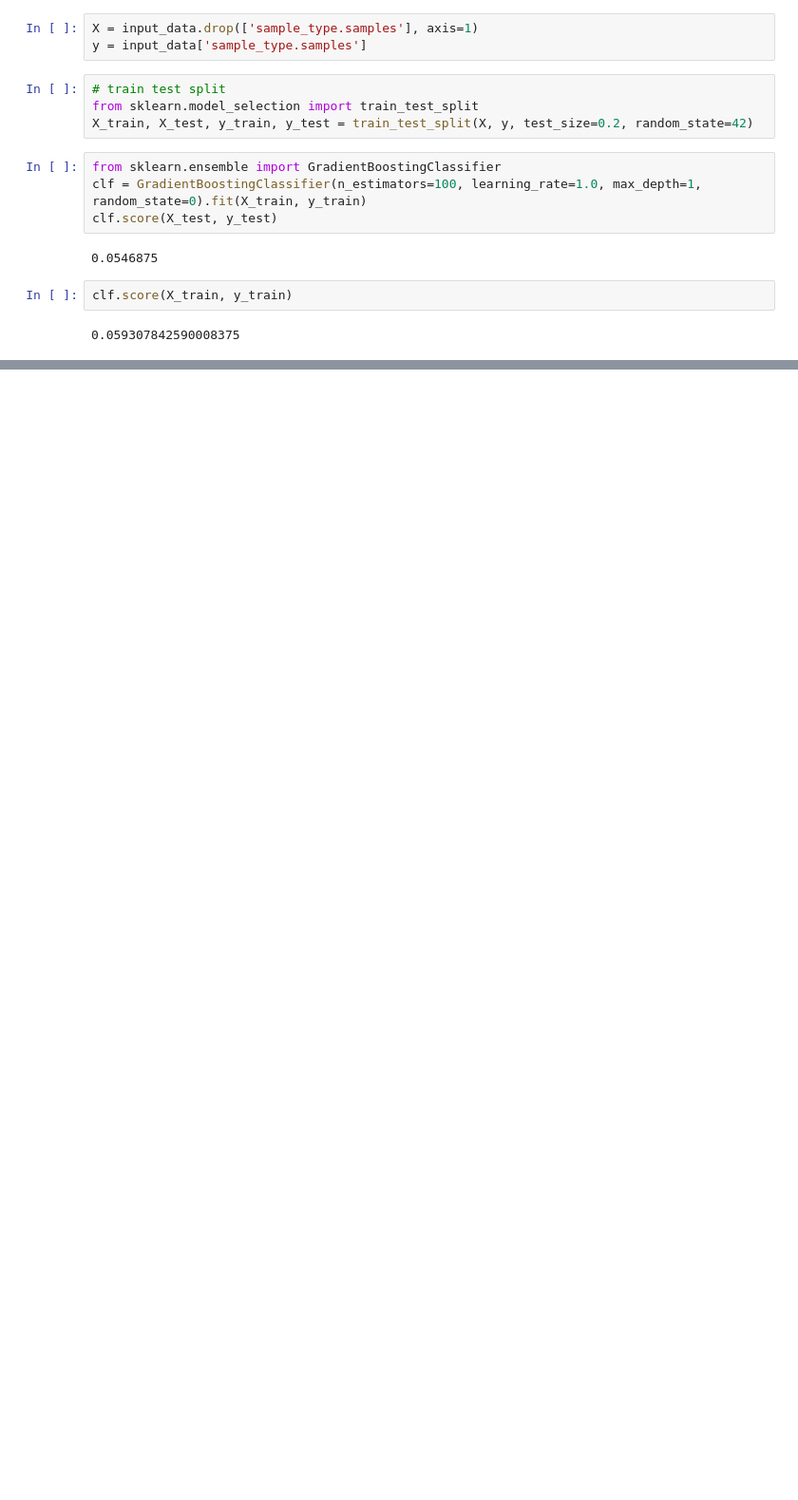
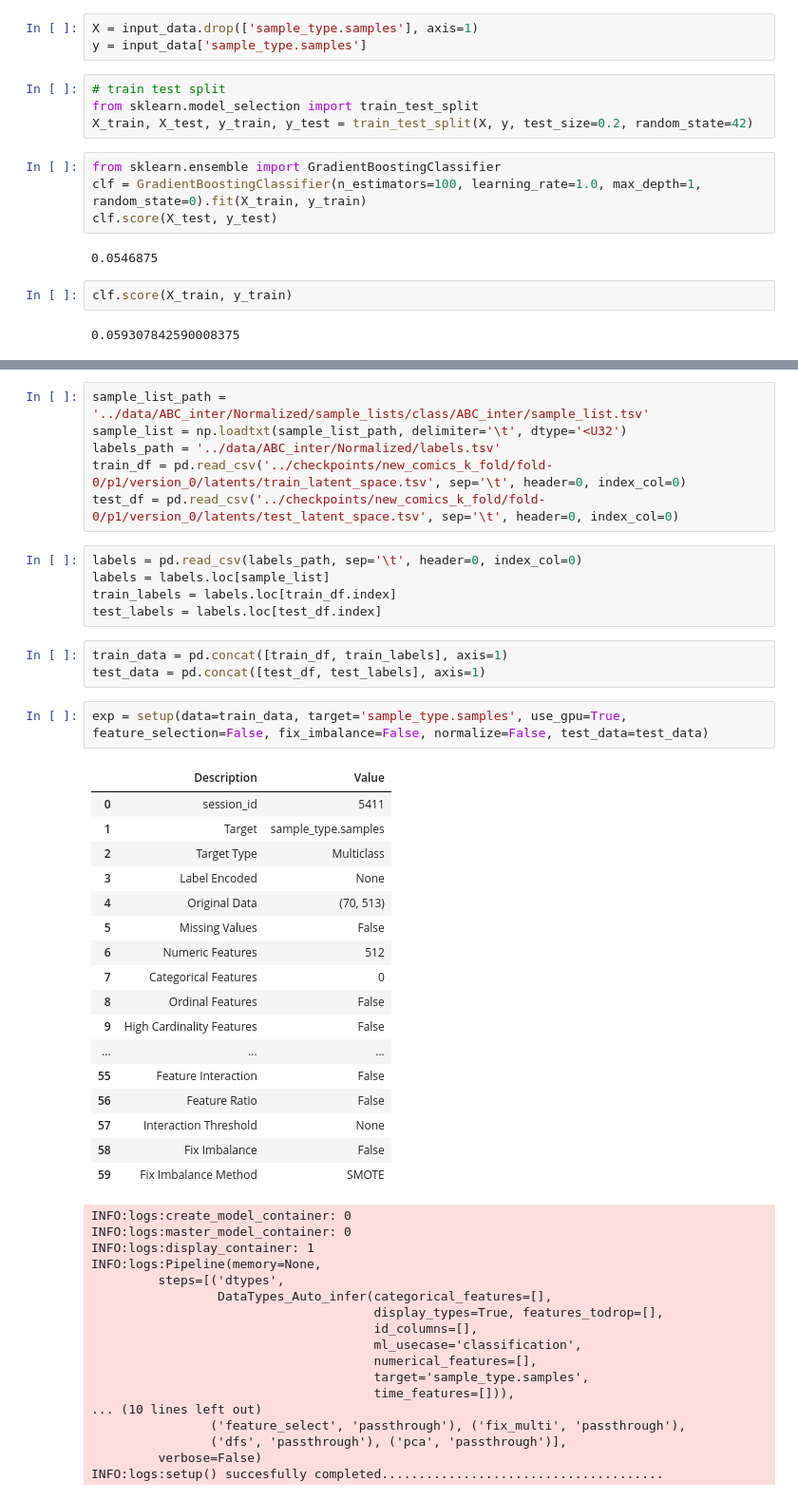
Before and after one commit to hashimsayed0/self-omics, a Jupyter notebook: notebooks/Standard ML algorithms.ipynb, the cells around one changed output, grey strips where cells are left out. Shown at 95% size. Saved outputs shown, nothing was run; the diff lists cells and outputs as text; blank space fills up the shorter version.

Commit message:
added support for predicting on subset of data

```diff
--- a/notebooks/Standard ML algorithms.ipynb
+++ b/notebooks/Standard ML algorithms.ipynb
@@ -67,0 +79,51 @@ clf.score(X_train, y_train)
+# %%
+sample_list_path = '../data/ABC_inter/Normalized/sample_lists/class/ABC_inter/sample_list.tsv'
+sample_list = np.loadtxt(sample_list_path, delimiter='\t', dtype='<U32')
+labels_path = '../data/ABC_inter/Normalized/labels.tsv'
+train_df = pd.read_csv('../checkpoints/new_comics_k_fold/fold-0/p1/version_0/latents/train_latent_space.tsv', sep='\t', header=0, index_col=0)
+test_df = pd.read_csv('../checkpoints/new_comics_k_fold/fold-0/p1/version_0/latents/test_latent_space.tsv', sep='\t', header=0, index_col=0)
+# %%
+labels = pd.read_csv(labels_path, sep='\t', header=0, index_col=0)
+labels = labels.loc[sample_list]
+train_labels = labels.loc[train_df.index]
+test_labels = labels.loc[test_df.index]
+# %%
+train_data = pd.concat([train_df, train_labels], axis=1)
+test_data = pd.concat([test_df, test_labels], axis=1)
+# %%
+exp = setup(data=train_data, target='sample_type.samples', use_gpu=True, feature_selection=False, fix_imbalance=False, normalize=False, test_data=test_data)
+# %% [output]
+|  | Description | Value |
+| 0 | session_id | 5411 |
+| 1 | Target | sample_type.samples |
+| 2 | Target Type | Multiclass |
+| 3 | Label Encoded | None |
+| 4 | Original Data | (70, 513) |
+| 5 | Missing Values | False |
+| 6 | Numeric Features | 512 |
+| 7 | Categorical Features | 0 |
+| 8 | Ordinal Features | False |
+| 9 | High Cardinality Features | False |
+| ... | ... | ... |
+| 55 | Feature Interaction | False |
+| 56 | Feature Ratio | False |
+| 57 | Interaction Threshold | None |
+| 58 | Fix Imbalance | False |
+| 59 | Fix Imbalance Method | SMOTE |
+INFO:logs:create_model_container: 0
+INFO:logs:master_model_container: 0
+INFO:logs:display_container: 1
+INFO:logs:Pipeline(memory=None,
+         steps=[('dtypes',
+                 DataTypes_Auto_infer(categorical_features=[],
+                                      display_types=True, features_todrop=[],
+                                      id_columns=[],
+                                      ml_usecase='classification',
+                                      numerical_features=[],
+                                      target='sample_type.samples',
+                                      time_features=[])),
+... (10 lines left out)
+                ('feature_select', 'passthrough'), ('fix_multi', 'passthrough'),
+                ('dfs', 'passthrough'), ('pca', 'passthrough')],
+         verbose=False)
+INFO:logs:setup() succesfully completed......................................
```
Also changed, not shown: parts of 3 cells of this notebook, 8 other files.
